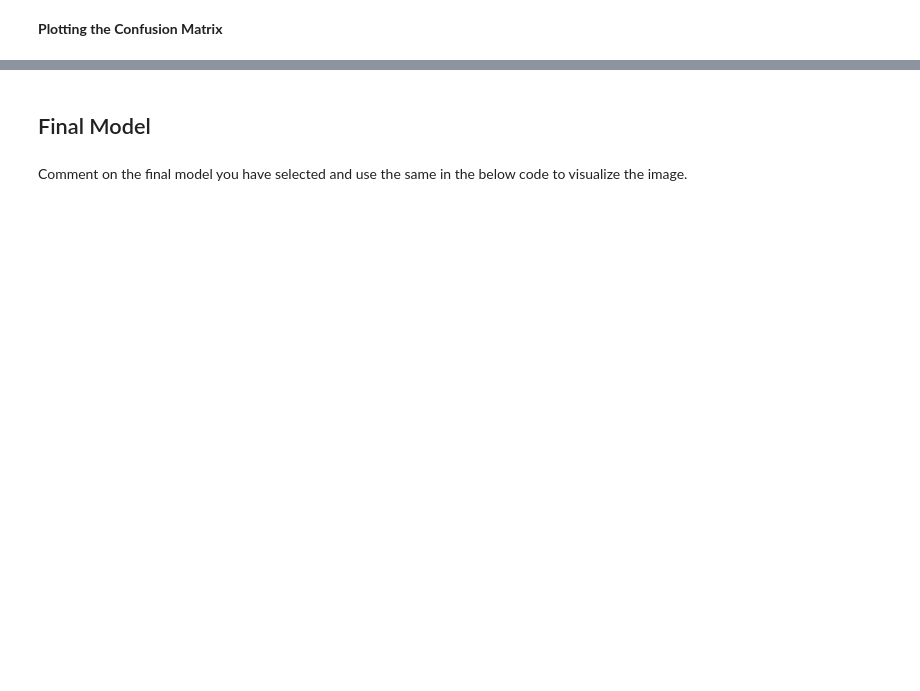
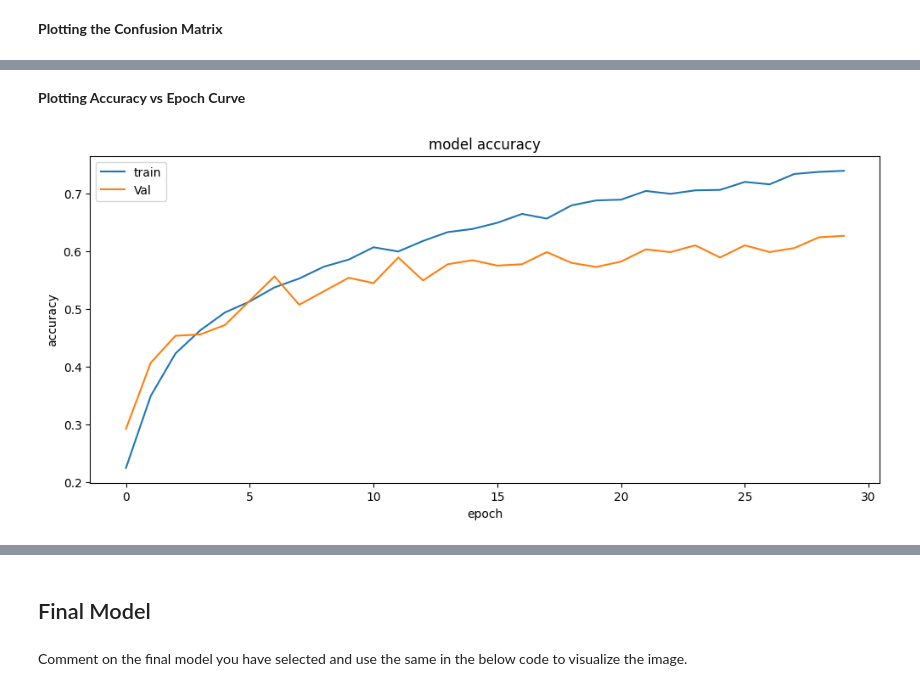
Before and after one commit to sapan-s2/AI_Austin_course, a Jupyter notebook: computer vision/CV_Project_Full_Code_Notebook.ipynb, the cells around one changed output, grey strips where cells are left out. Saved outputs shown, nothing was run; the diff lists cells and outputs as text; code cells hidden in the pictures; blank space fills up the shorter version.

```diff
--- a/computer vision/CV_Project_Full_Code_Notebook.ipynb
+++ b/computer vision/CV_Project_Full_Code_Notebook.ipynb
@@ -654,0 +776,23 @@ weighted avg       0.76      0.75      0.74       475
+# %%
+# Initializing the model
+new_model = Sequential()
+
+# Adding the convolutional part of the VGG16 model from above
+new_model.add(vgg_model)
+
+# Flattening the output of the VGG16 model because it is from a convolutional layer
+new_model.add(Flatten())
+
+# Adding a dense input layer
+new_model.add(Dense(32, activation='relu'))
+# Adding dropout
+new_model.add(Dropout(0.2))
+# Adding second input layer
+new_model.add(Dense(32, activation='relu'))
+# Adding output layer
+new_model.add(Dense(12, activation='softmax'))
+# %%
+# Compiling the model
+new_model.compile(optimizer='adam', loss='categorical_crossentropy', metrics=['accuracy'])
+# Summary of the model
+new_model.summary()
@@ -654,0 +819,12 @@ weighted avg       0.76      0.75      0.74       475
+# %%
+es = EarlyStopping(monitor='val_loss', mode='min', verbose=1, patience=5)
+mc = ModelCheckpoint('best_model.h5', monitor='val_accuracy', mode='max', verbose=1, save_best_only=True)
+
+## Fitting the VGG model
+
+new_model_history = new_model.fit(
+            X_train_normalized, y_train_encoded,
+            epochs=30,
+            validation_data=(X_val_normalized,y_val_encoded),
+            batch_size=32,
+            verbose=2)
@@ -654,0 +849,12 @@ weighted avg       0.76      0.75      0.74       475
+# %% [markdown]
+**Plotting Accuracy vs Epoch Curve**
+# %%
+plt.plot(new_model_history.history['accuracy'])
+plt.plot(new_model_history.history['val_accuracy'])
+plt.title('model accuracy')
+plt.ylabel('accuracy')
+plt.xlabel('epoch')
+plt.legend(['train', 'Val'], loc='upper left')
+plt.show()
+# %% [output]
+[figure, added]
```
Also changed, not shown: parts of 41 cells of this notebook.
